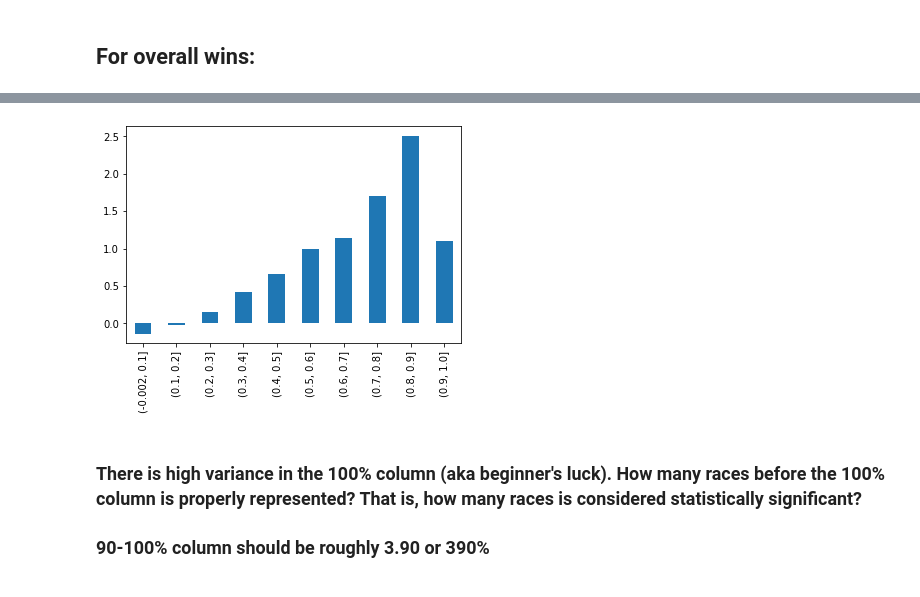
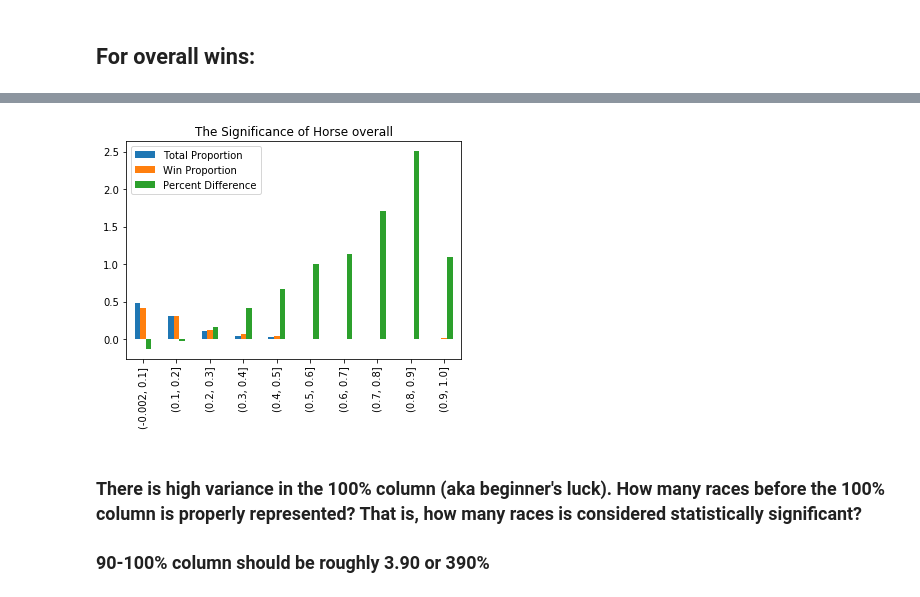
Before and after one commit to Ibnadm/Predict-DogRacing, a Jupyter notebook: Horse Racing Analysis.ipynb, the cells around one changed output, grey strips where cells are left out. Saved outputs shown, nothing was run; the diff lists cells and outputs as text; code cells hidden in the pictures.

```diff
--- a/Horse Racing Analysis.ipynb
+++ b/Horse Racing Analysis.ipynb
@@ -434,9 +490,13 @@ overall_percent_difference
 (0.9, 1.0]       1.10
 Name: overall_win_percent, dtype: float64
-# %%
-ax = overall_percent_difference.plot.bar()
-# %% [output]
-[figure, removed]
+# %%
+index = overall_percent_difference.index
+
+df5 = pd.DataFrame({'Total Proportion': overall_pop,'Win Proportion': overall_win , 'Percent Difference': overall_percent_difference}, index=index)
+
+ax = df5.plot.bar(title='The Significance of Horse overall')
+# %% [output]
+[figure, added]
 # %% [markdown]
 ### There is high variance in the 100% column (aka beginner's luck). How many races before the 100% column is properly represented? That is, how many races is considered statistically significant?
 
```
Also changed, not shown: parts of 35 cells of this notebook.
